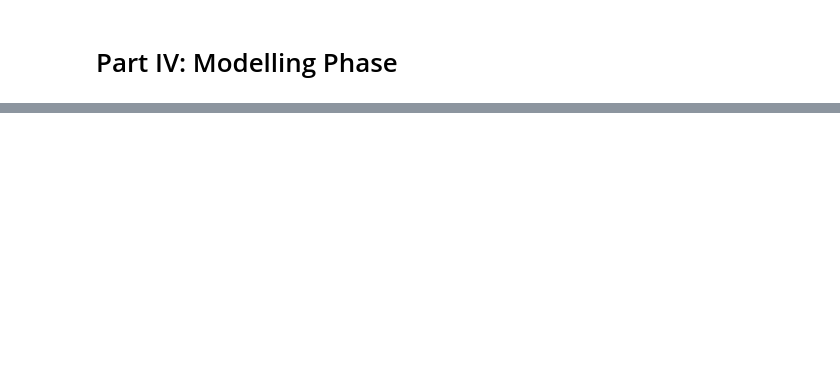
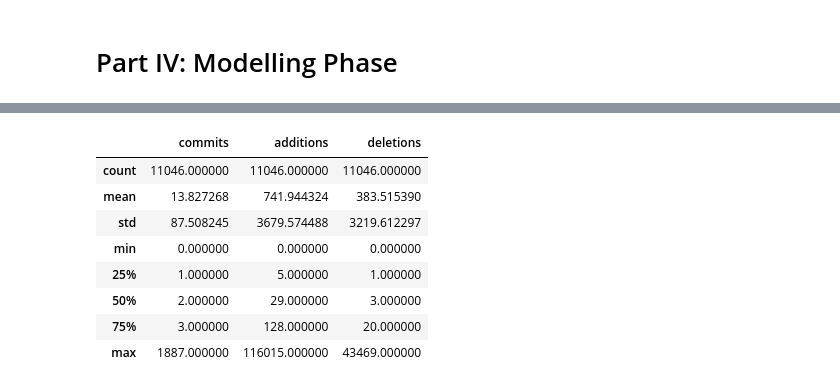
Before and after one commit to prudentprogrammer/Pull-Requests-Determinants, a Jupyter notebook: Pull Requests Determinants.ipynb, the cells around one changed output, grey strips where cells are left out. Cells and saved outputs as stored; diff of their text form; code cells hidden in the pictures; blank space fills up the shorter version.

```diff
--- a/Pull Requests Determinants.ipynb
+++ b/Pull Requests Determinants.ipynb
@@ -518,0 +590,12 @@ avg / total       0.84      0.80      0.76      7333
+# %%
+pull_req_data[pull_req_data['merged'] == False][["commits", "additions", "deletions"]].describe()
+# %% [output]
+|  | commits | additions | deletions |
+| count | 11046.000000 | 11046.000000 | 11046.000000 |
+| mean | 13.827268 | 741.944324 | 383.515390 |
+| std | 87.508245 | 3679.574488 | 3219.612297 |
+| min | 0.000000 | 0.000000 | 0.000000 |
+| 25% | 1.000000 | 5.000000 | 1.000000 |
+| 50% | 2.000000 | 29.000000 | 3.000000 |
+| 75% | 3.000000 | 128.000000 | 20.000000 |
+| max | 1887.000000 | 116015.000000 | 43469.000000 |
```
Also changed, not shown: parts of 29 cells of this notebook.
